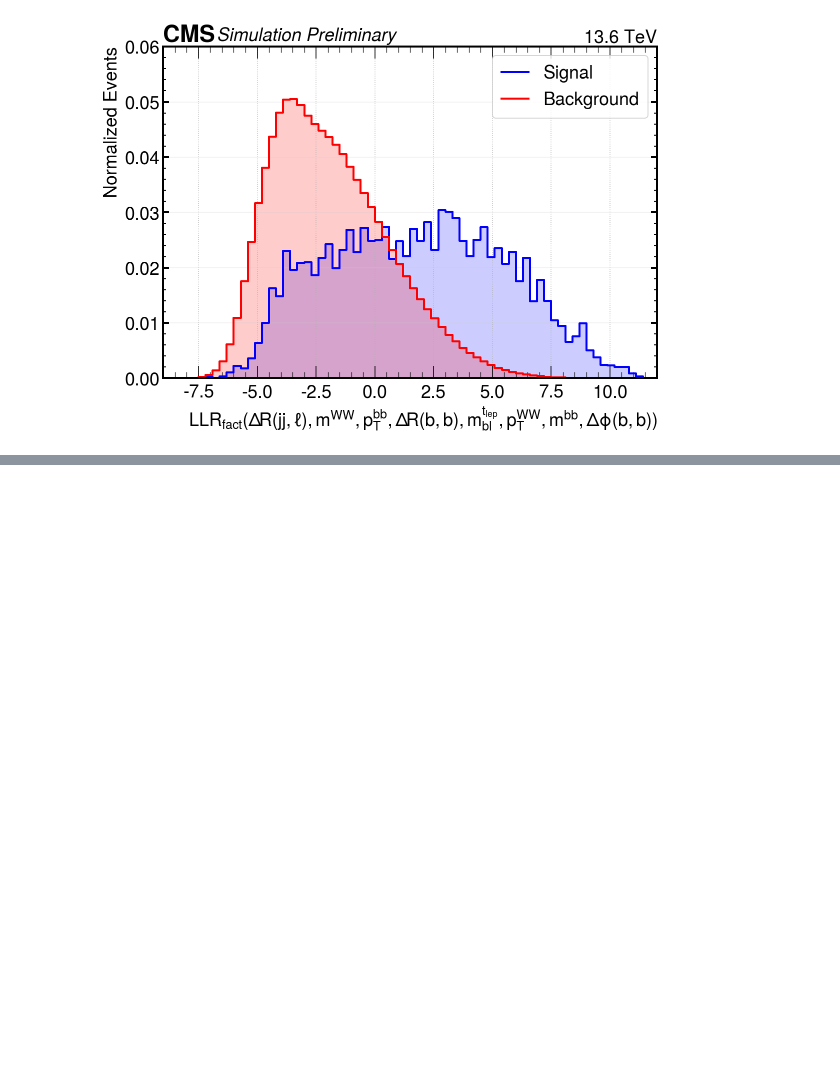
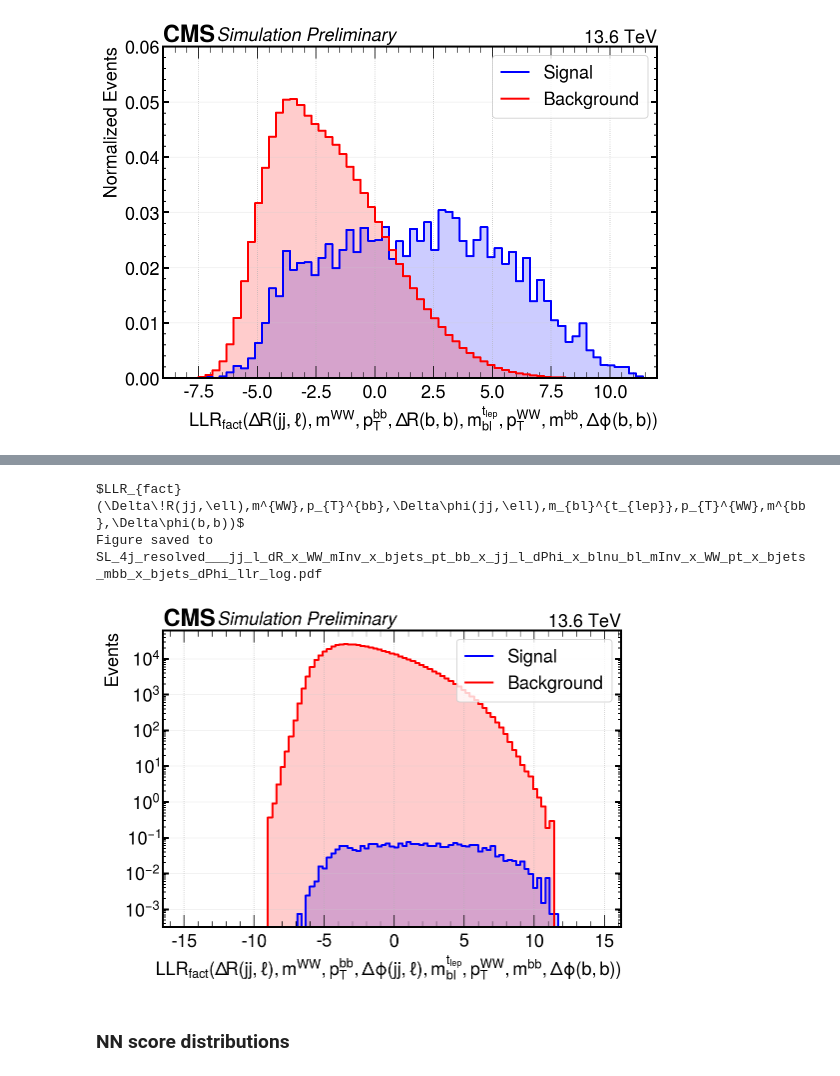
Before and after one commit to antonettprado/hh, a Jupyter notebook: disc_study/plot_disc_distributions.ipynb, the cells around one changed output, grey strips where cells are left out. Saved outputs shown, nothing was run; the diff lists cells and outputs as text; code cells hidden in the pictures; blank space fills up the shorter version.

```diff
--- a/llr_study/plot_llrs_distributions.ipynb
+++ b/disc_study/plot_disc_distributions.ipynb
@@ -114,0 +191,8 @@ Figure saved to llr_study/SL_4j_resolved___jj_l_dR_x_WW_mInv_x_bjets_pt_bb_x_bje
+# %%
+plot_log_sig_bkg(ref_best, plot_style, PlotLimits(xmin=-9, xmax=12))
+# %% [output]
+$LLR_{fact}(\Delta\!R(jj,\ell),m^{WW},p_{T}^{bb},\Delta\phi(jj,\ell),m_{bl}^{t_{lep}},p_{T}^{WW},m^{bb},\Delta\phi(b,b))$
+Figure saved to SL_4j_resolved___jj_l_dR_x_WW_mInv_x_bjets_pt_bb_x_jj_l_dPhi_x_blnu_bl_mInv_x_WW_pt_x_bjets_mbb_x_bjets_dPhi_llr_log.pdf
+[figure, added]
+# %% [markdown]
+### NN score distributions
```
Also changed, not shown: parts of 15 cells of this notebook, 27 other files.
